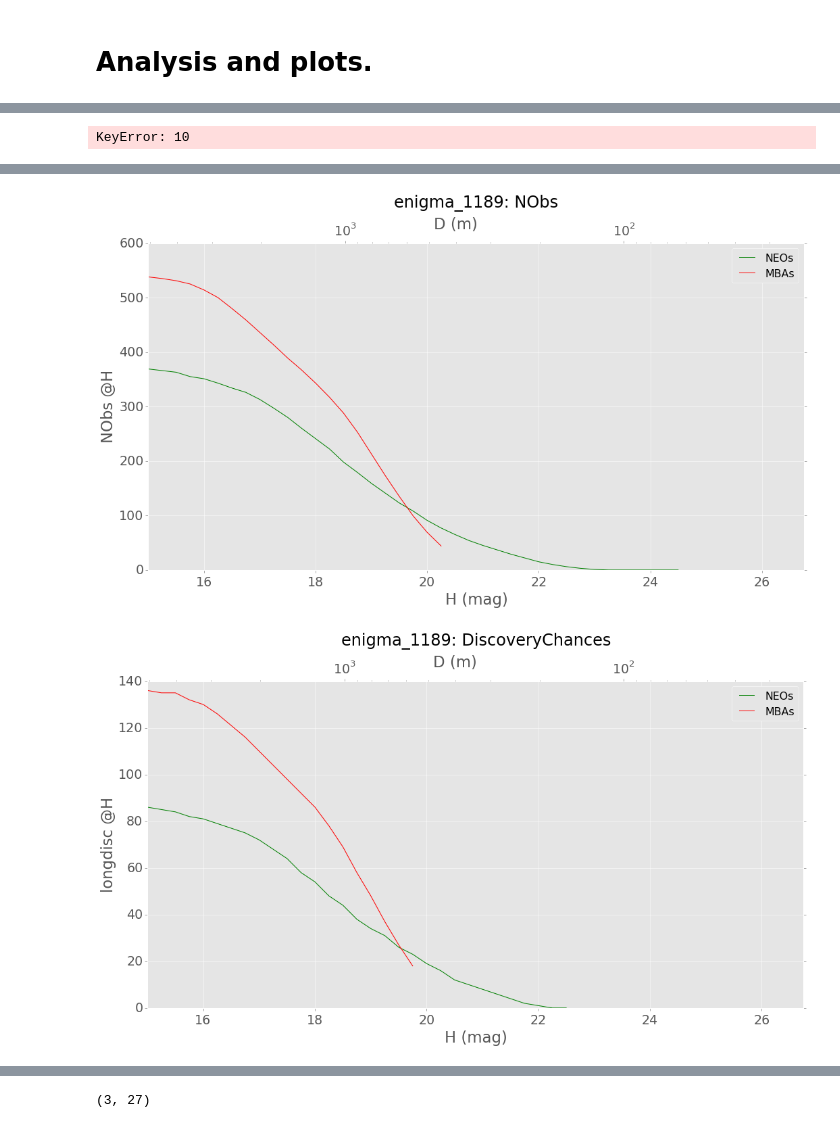
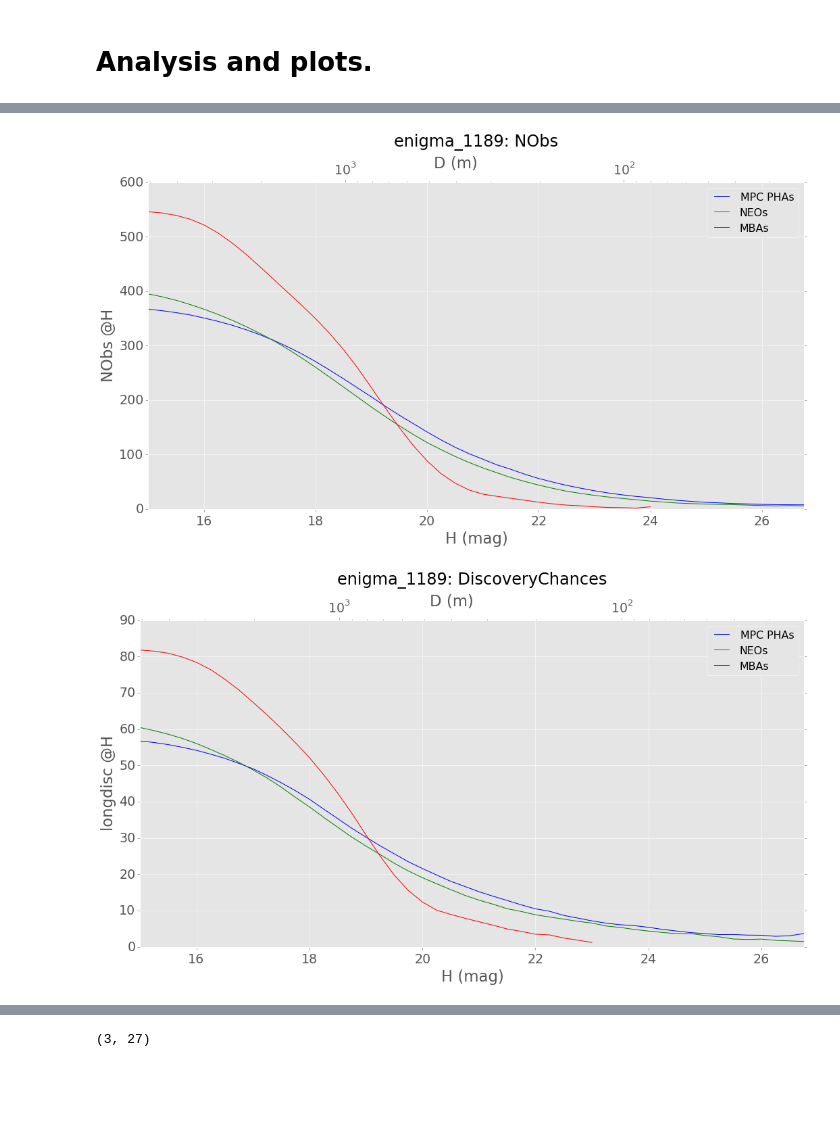
Before and after one commit to rhiannonlynne/318-proceedings, a Jupyter notebook: PHA, NEOs and MBAs.ipynb, the cells around one changed output, grey strips where cells are left out. Cells and saved outputs as stored; diff of their text form; code cells hidden in the pictures; blank space fills up the shorter version.

```diff
--- a/PHA, NEOs and MBAs.ipynb
+++ b/PHA, NEOs and MBAs.ipynb
@@ -61,7 +65,7 @@ for obj in objtypes:
     bundles['ActivityPeriod'] = {}
     for b in bins:
         metric = metrics.ActivityOverPeriodMetric(b, metricName=
-                                                'Chances of Detecting Activity lasting %.0f of the period' %(b/360.0))
+                                                'Chances of Detecting Activity lasting %.2f of the period' %(b/360.0))
         bundles['ActivityPeriod'][b] = mmb.MoMetricBundle(metric, slicer, constraint,
                                                         runName=runName, metadata=metadata, plotDict=plotDict)
 
@@ -162,16 +172,20 @@ def makeCompletenessBundle(slicer, completenessValues, plotDict):
 # Cumulative completeness, as function of H (for each of nyear above)
 compbundles = []
 yr = max(nyears)
-Hmark = 22
 
-for obj in objtypes:
+for obj in ['pha20141031', 'neos', 'mbas']:
+    if obj == 'mbas':
+        Hmark = 21
+    else:
+        Hmark = 22
     mos = moslicers[obj]
     Hidx = np.where(mos.Hrange == Hmark)[0]
 
     completeness = allBundles[obj]['discovery'][yr].summaryValues['CumulativeCompleteness'][0]
     cval = completeness[Hidx]
     #print obj, Hidx, cval, completeness, mos.Hrange
-    plotDict = {'albedo':albedo, 'label':'%s Year %d: %.0f%s' %(plotdicts[obj]['label'], yr, cval*100, '%'),
+    plotDict = {'albedo':albedo, 'label':'%s Year %d: %.0f%s H<=%.1f'
+                %(plotdicts[obj]['label'], yr, cval*100, '%', Hmark),
                 'color':plotdicts[obj]['color'],
                 'title':'%s Cumulative Completeness - 3 pairs in 15 nights' %(runName),
                 'ylabel':'Completeness <= H', 'yMin':0, 'yMax':1, 'Hmark':22}
@@ -184,0 +199,22 @@ ph.plot(plotFunc=plots.MetricVsH())
+# %%
+# Plot the cumulative completeness H<=Hval as a function of time.
+
+for obj in ['pha20141031', 'neos', 'mbas']:
+    if obj == 'mbas':
+        Hmark = 21
+    else:
+        Hmark = 22
+    cvals = np.zeros(len(nyears)+1, float)
+    cvals[0] = 0
+    years = np.concatenate([np.array([0]), nyears])
+    for i, yr in enumerate(nyears):
+        mos = moslicers[obj]
+        Hidx = np.where(mos.Hrange == Hmark)[0]
+        completeness = allBundles[obj]['discovery'][yr].summaryValues['CumulativeCompleteness'][0]
+        cvals[i+1] = completeness[Hidx]
+    plt.plot(years, cvals, label=plotdicts[obj]['label'] + ' H<=%.1f' %(Hmark))
+plt.xlabel('Years')
+plt.ylabel('Cumulative completeness H<=%1.f' %(Hmark))
+plt.legend(loc=(0.7, 0.1), fancybox=True, fontsize='smaller')
+plt.title('Cumulative completeness as a function of time')
+plt.savefig(os.path.join(outDir, 'completeness_time.png'), format='png')
@@ -185,19 +223,19 @@ ph.plot(plotFunc=plots.MetricVsH())
 # %%
-# PLOT the MEDIAN values of each of these metrics as function of H.
+# PLOT the mean? median? values of each of these metrics as function of H.
 for mplot in allBundles['neos'].keys():
     plotFunc = plots.MetricVsH()
     bundles = []
     pds = []
-    for obj in objtypes:
+    for obj in ['pha20141031', 'neos', 'mbas']:
         b = allBundles[obj][mplot]
         if isinstance(b, dict):
-            b = allBundles[obj][mplot][yr]
+            k = allBundles[obj][mplot].keys()[-1]
+            b = b[k]
         bundles.append(b)
         pds.append(plotdicts[obj])
     ph.setMetricBundles(bundles)
     ph.setPlotDicts(pds)
     ylabel = '%s %s' %(mplot, bundles[0].plotDict['units'])
-    ph.plot(plotFunc=plotFunc, plotDicts={'npReduce':np.median, 'ylabel':ylabel, 'albedo':albedo,
+    ph.plot(plotFunc=plotFunc, plotDicts={'npReduce':np.mean, 'ylabel':ylabel, 'albedo':albedo,
                                          'xMin':Hrange[0], 'xMax':Hrange[-1]})
 # %% [output]
-KeyError: 10
@@ -206,2 +244,2 @@ KeyError: 10
-[figure, old version]
+[figure, new version]
-[figure, old version]
+[figure, new version]
```
Also changed, not shown: parts of 9 cells of this notebook.
